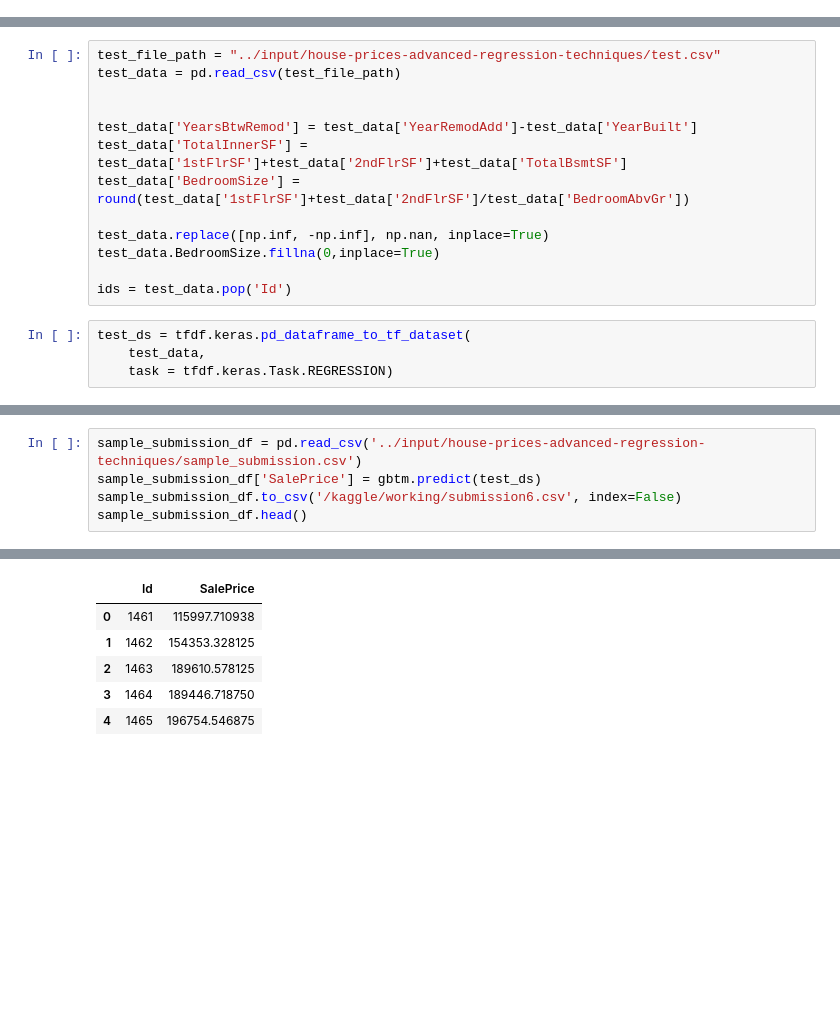
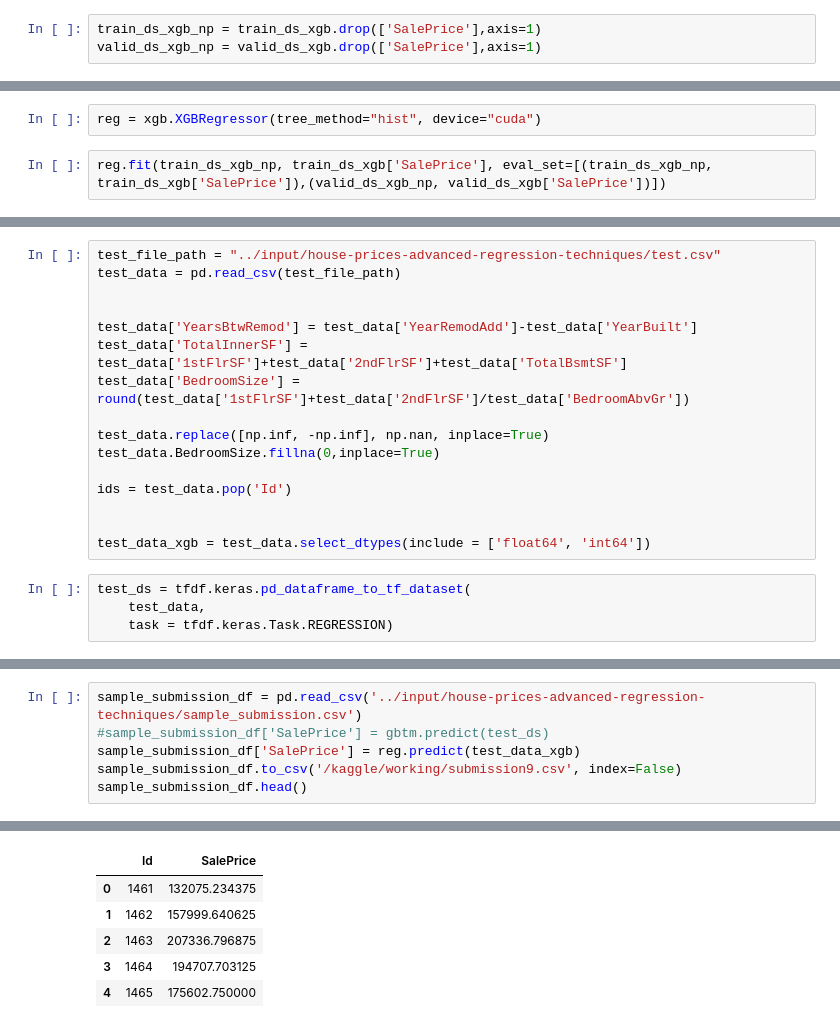
Before and after one commit to jjjj17/kaggle-houseprices, a Jupyter notebook: house-prices-prediction-using-tfdf.ipynb, the cells around one changed output, grey strips where cells are left out. Cells and saved outputs as stored; diff of their text form; blank space fills up the shorter version.

Commit message:
Kaggle Notebook | House Prices Prediction using TFDF | Added XGBoost

```diff
--- a/house-prices-prediction-using-tfdf.ipynb
+++ b/house-prices-prediction-using-tfdf.ipynb
@@ -155,3 +127,6 @@ print("{} examples in training, {} examples in testing.".format(
+# %%
+train_ds_xgb_np = train_ds_xgb.drop(['SalePrice'],axis=1)
+valid_ds_xgb_np = valid_ds_xgb.drop(['SalePrice'],axis=1)
 # %% [markdown]
 There's one more step required before we can train the model. We need to convert the datatset from Pandas format (`pd.DataFrame`) into TensorFlow Datasets format (`tf.data.Dataset`).
 
@@ -231,0 +177,4 @@ Model compiled.
+# %%
+reg = xgb.XGBRegressor(tree_method="hist", device="cuda")
+# %%
+reg.fit(train_ds_xgb_np, train_ds_xgb['SalePrice'], eval_set=[(train_ds_xgb_np, train_ds_xgb['SalePrice']),(valid_ds_xgb_np, valid_ds_xgb['SalePrice'])])
@@ -344,6 +320,9 @@ test_data.replace([np.inf, -np.inf], np.nan, inplace=True)
 test_data.BedroomSize.fillna(0,inplace=True)
 
 ids = test_data.pop('Id')
+
+
+test_data_xgb = test_data.select_dtypes(include = ['float64', 'int64'])
 # %%
 test_ds = tfdf.keras.pd_dataframe_to_tf_dataset(
     test_data,
@@ -365,6 +350,7 @@ output.head()
 # %%
 sample_submission_df = pd.read_csv('../input/house-prices-advanced-regression-techniques/sample_submission.csv')
-sample_submission_df['SalePrice'] = gbtm.predict(test_ds)
-sample_submission_df.to_csv('/kaggle/working/submission6.csv', index=False)
+#sample_submission_df['SalePrice'] = gbtm.predict(test_ds)
+sample_submission_df['SalePrice'] = reg.predict(test_data_xgb)
+sample_submission_df.to_csv('/kaggle/working/submission9.csv', index=False)
 sample_submission_df.head()
 # %% [output]
@@ -372,6 +357,6 @@ sample_submission_df.head()
 |  | Id | SalePrice |
-| 0 | 1461 | 115997.710938 |
-| 1 | 1462 | 154353.328125 |
-| 2 | 1463 | 189610.578125 |
-| 3 | 1464 | 189446.718750 |
-| 4 | 1465 | 196754.546875 |
+| 0 | 1461 | 132075.234375 |
+| 1 | 1462 | 157999.640625 |
+| 2 | 1463 | 207336.796875 |
+| 3 | 1464 | 194707.703125 |
+| 4 | 1465 | 175602.750000 |
```
Also changed, not shown: parts of 34 cells of this notebook.
